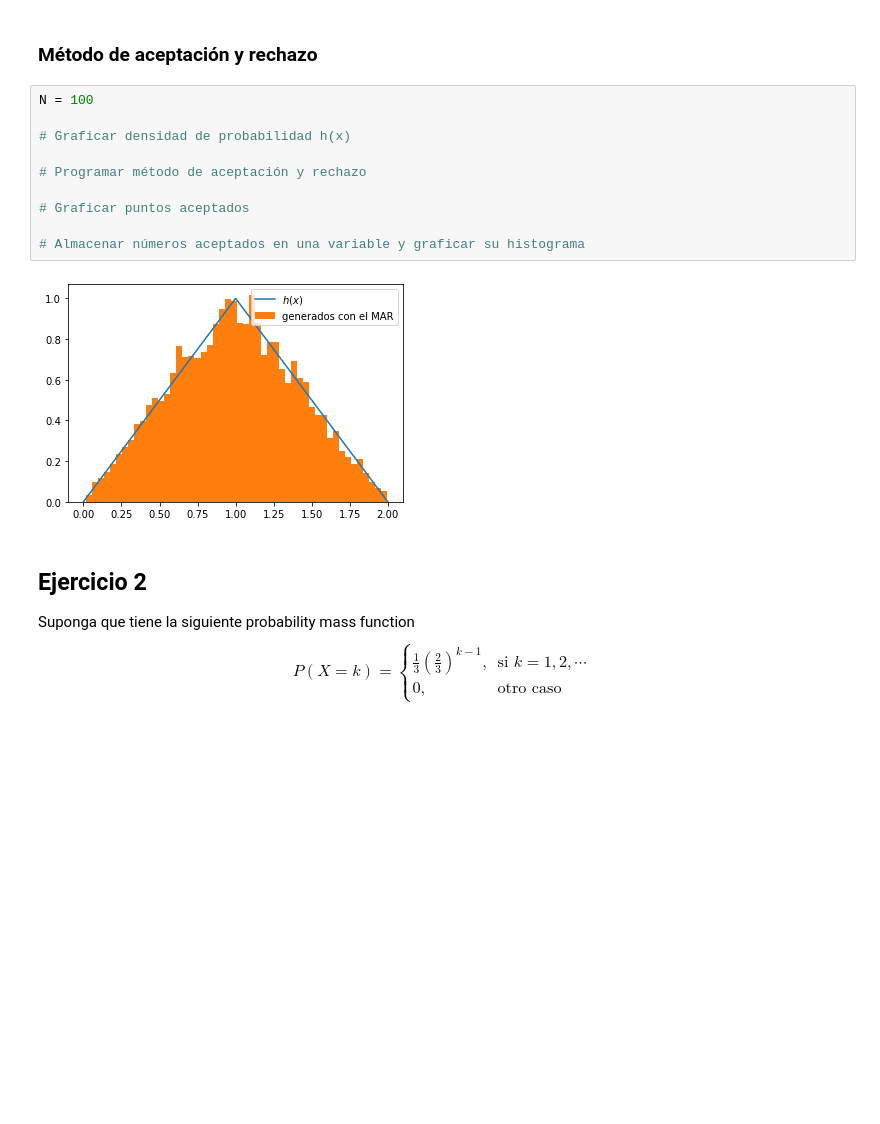
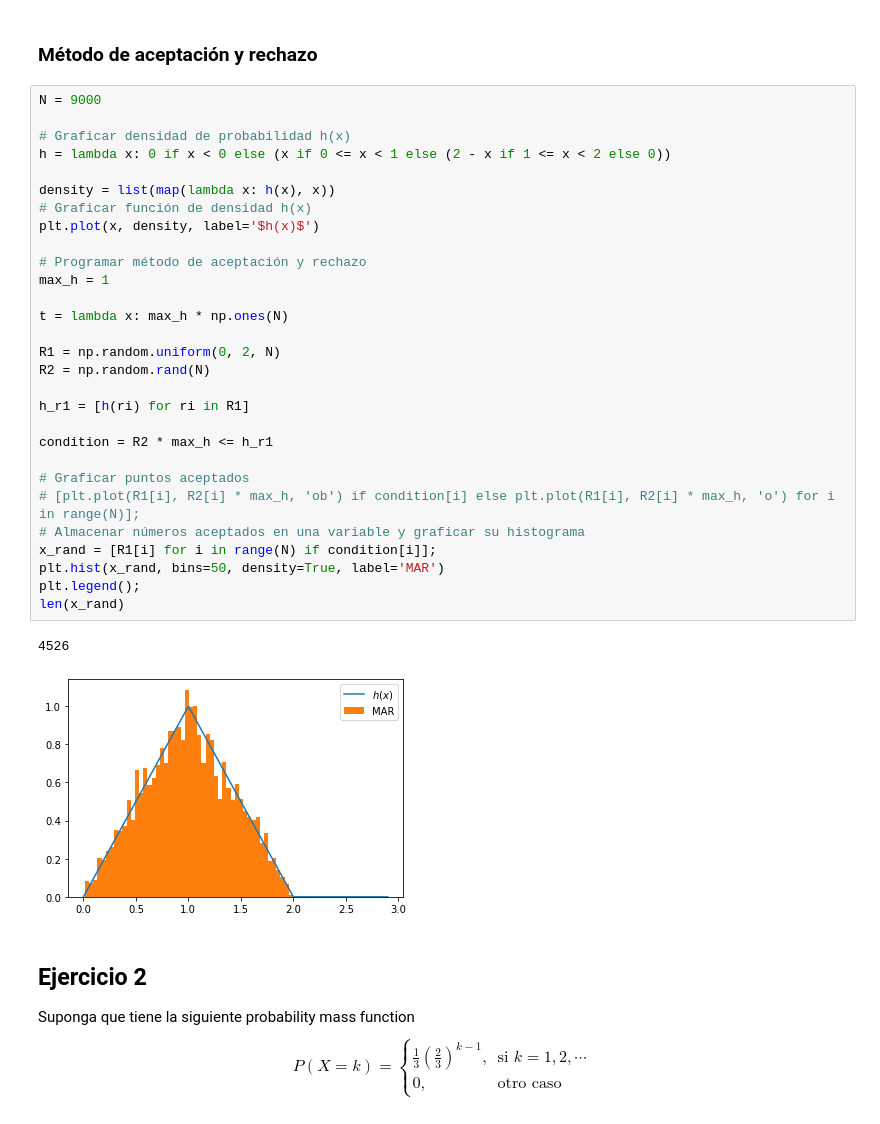
Before and after one commit to danielch4/SPF-2021-I, a Jupyter notebook: TEMA-2/Clase11_Ejercicios_MTI_MAR.ipynb, the cells around one changed output. Saved outputs shown, nothing was run; the diff lists cells and outputs as text; blank space fills up the shorter version.

```diff
--- a/TEMA-2/Clase11_Ejercicios_MTI_MAR.ipynb
+++ b/TEMA-2/Clase11_Ejercicios_MTI_MAR.ipynb
@@ -84,17 +97,37 @@ plt.legend();
 # %% [markdown]
 ### Método de aceptación y rechazo
-# %%
-N = 100
-
-# Graficar densidad de probabilidad h(x)
-
-# Programar método de aceptación y rechazo
-
-# Graficar puntos aceptados
-
-# Almacenar números aceptados en una variable y graficar su histograma
-# %% [output]
-[figure, removed]
+# %%
+N = 9000
+
+# Graficar densidad de probabilidad h(x)
+h = lambda x: 0 if x < 0 else (x if 0 <= x < 1 else (2 - x if 1 <= x < 2 else 0))
+
+density = list(map(lambda x: h(x), x))
+# Graficar función de densidad h(x)
+plt.plot(x, density, label='$h(x)$')
+
+# Programar método de aceptación y rechazo
+max_h = 1
+
+t = lambda x: max_h * np.ones(N)
+
+R1 = np.random.uniform(0, 2, N)
+R2 = np.random.rand(N)
+
+h_r1 = [h(ri) for ri in R1]
+
+condition = R2 * max_h <= h_r1
+
+# Graficar puntos aceptados
+# [plt.plot(R1[i], R2[i] * max_h, 'ob') if condition[i] else plt.plot(R1[i], R2[i] * max_h, 'o') for i in range(N)];
+# Almacenar números aceptados en una variable y graficar su histograma
+x_rand = [R1[i] for i in range(N) if condition[i]];
+plt.hist(x_rand, bins=50, density=True, label='MAR')
+plt.legend();
+len(x_rand)
+# %% [output]
+4526
+[figure, added]
 # %% [markdown]
 ## Ejercicio 2
 Suponga que tiene la siguiente probability mass function
```
Also changed, not shown: parts of 4 cells of this notebook, 3 other files.
